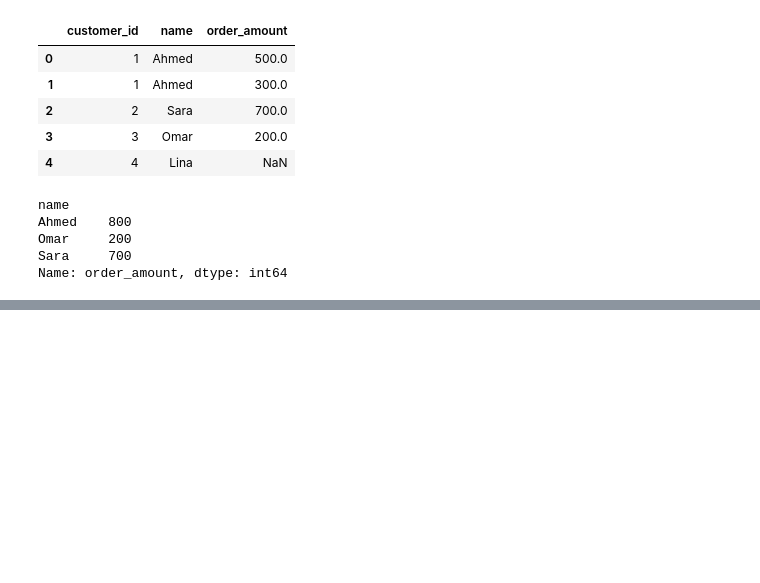
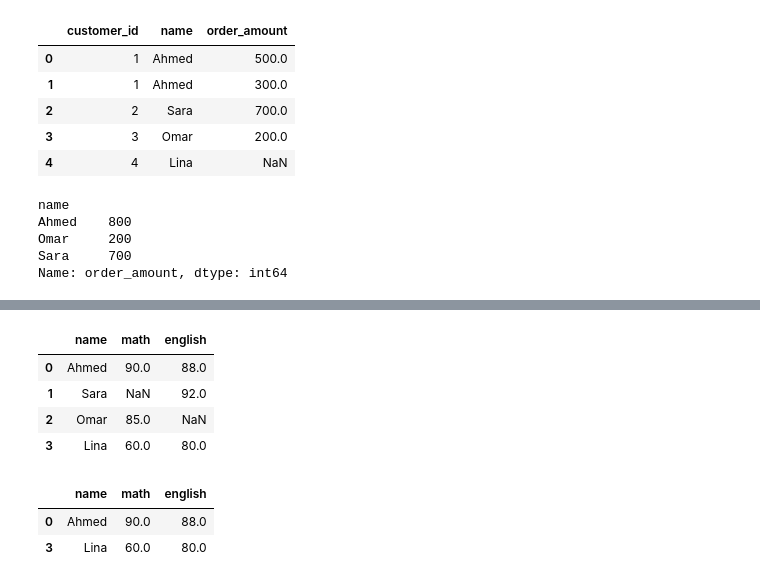
Before and after one commit to hady872/AI_Learning_Journey, a Jupyter notebook: pandas_course/pandas_ai.ipynb, the cells around one changed output, grey strips where cells are left out. Drawn from its saved outputs; the diff is of its cells as text; code cells hidden in the pictures; blank space fills up the shorter version.

```diff
--- a/pandas_course/pandas_ai.ipynb
+++ b/pandas_course/pandas_ai.ipynb
@@ -451,0 +486,14 @@ Name: order_amount, dtype: int64
+# %%
+df
+# %% [output]
+|  | name | math | english |
+| 0 | Ahmed | 90.0 | 88.0 |
+| 1 | Sara | NaN | 92.0 |
+| 2 | Omar | 85.0 | NaN |
+| 3 | Lina | 60.0 | 80.0 |
+# %%
+df.dropna()
+# %% [output]
+|  | name | math | english |
+| 0 | Ahmed | 90.0 | 88.0 |
+| 3 | Lina | 60.0 | 80.0 |
```
Also changed, not shown: parts of 13 cells of this notebook, 1 other file.
